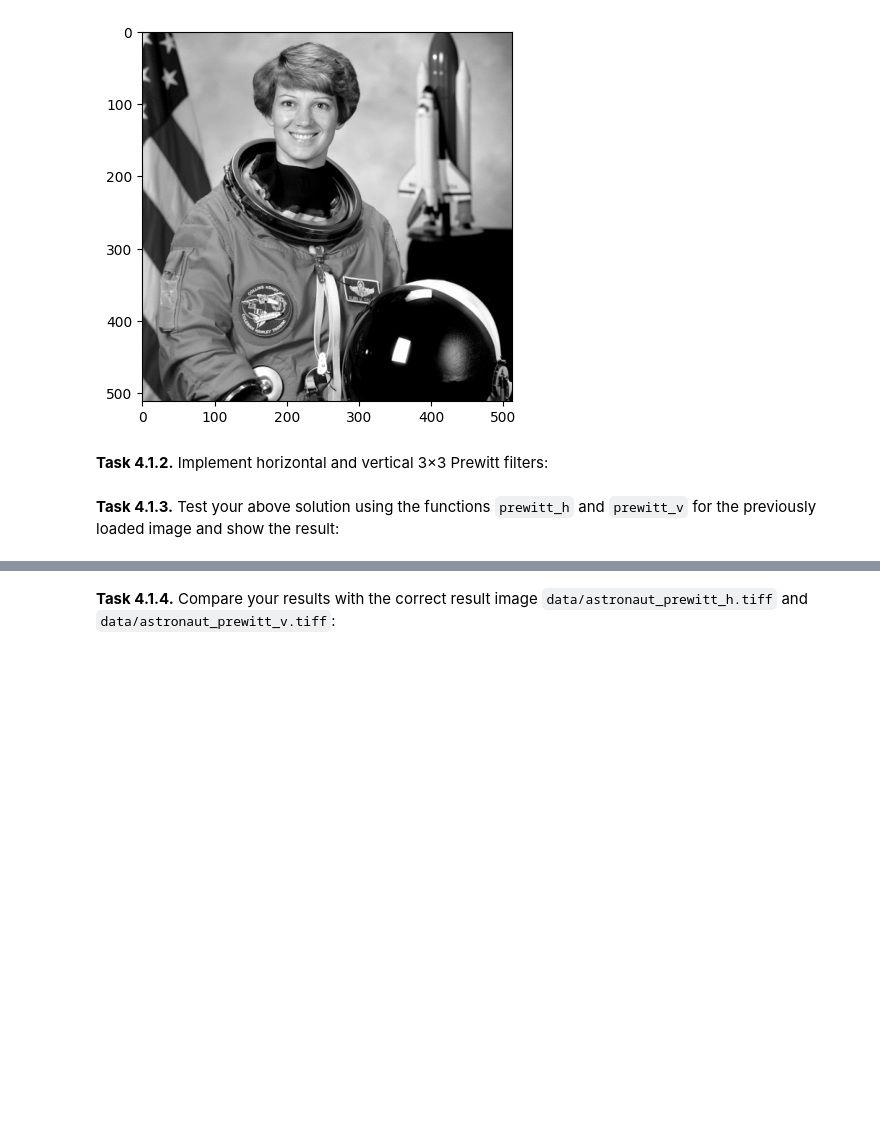
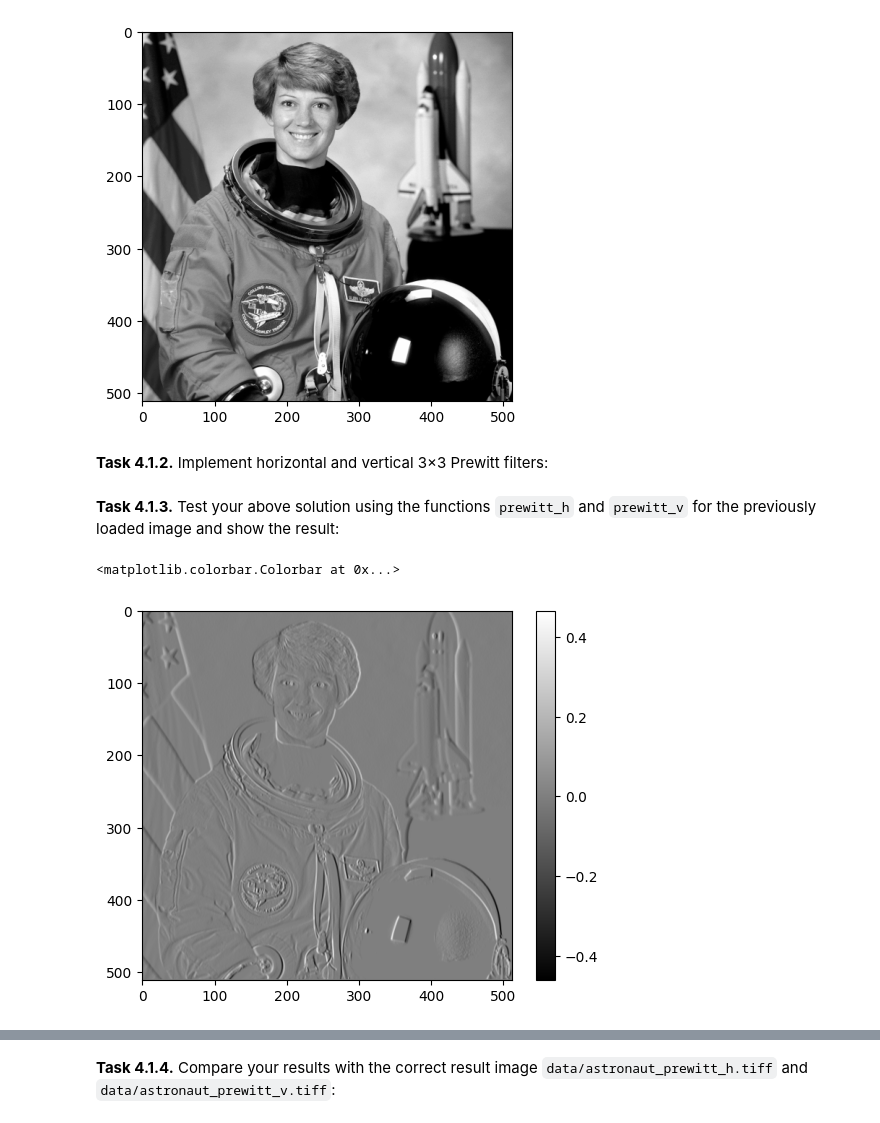
Before and after one commit to Maja-Hbg/mobi-fs3-python, a Jupyter notebook: task4.ipynb, the cells around one changed output, grey strips where cells are left out. Drawn from its saved outputs; the diff is of its cells as text; code cells hidden in the pictures; blank space fills up the shorter version.

```diff
--- a/task4.ipynb
+++ b/task4.ipynb
@@ -33,35 +52,10 @@ def meanfilter(img_in, size):
-# %%
-h_mask = numpy.array([[ 1,  1,  1],
-                       [ 0,  0,  0],
-                       [-1, -1, -1]])
-v_mask = numpy.array([[-1, 0, 1],
-                       [-1, 0, 1],
-                       [-1, 0, 1]])
-def prewitt_h(img_in):
-    result = numpy.zeros(img_in.shape)
-    n = (3 - 1) // 2
-    for p in numpy.ndindex(img_in.shape):
-        i, j = p
-        if i in range(n, img_in.shape[0] - n):
-            if j in range(n, img_in.shape[1] - n):
-                neighborhood_sum = 0
-                for q in numpy.ndindex(3, 3):
-                    neighborhood_sum = neighborhood_sum + img_in[i-n+q[0], j-n+q[1]]*h_mask[q[0],q[1]]
-                result[i,j] = neighborhood_sum / (3*3)
-    return result
-
-def prewitt_v(img_in):
-    result = numpy.zeros(img_in.shape)
-    n = (3 - 1) // 2
-    for p in numpy.ndindex(img_in.shape):
-        i, j = p
-        if i in range(n, img_in.shape[0] - n):
-            if j in range(n, img_in.shape[1] - n):
-                neighborhood_sum = 0
-                for q in numpy.ndindex(3, 3):
-                    neighborhood_sum = neighborhood_sum + img_in[i-n+q[0], j-n+q[1]]*v_mask[q[0],q[1]]
-                result[i,j] = neighborhood_sum / (3*3)
-    return result
 # %% [markdown]
 **<a id="#">Task 4.1.3.</a>** Test your above solution using the functions `prewitt_h` and `prewitt_v` for the previously loaded image and show the result:
+# %%
+gx=prewitt_h(img)
+plt.imshow(gx, 'gray')
+plt.colorbar()
+# %% [output]
+<matplotlib.colorbar.Colorbar at 0x...>
+[figure, added]
 # %%
```
Also changed, not shown: parts of 5 cells of this notebook.
